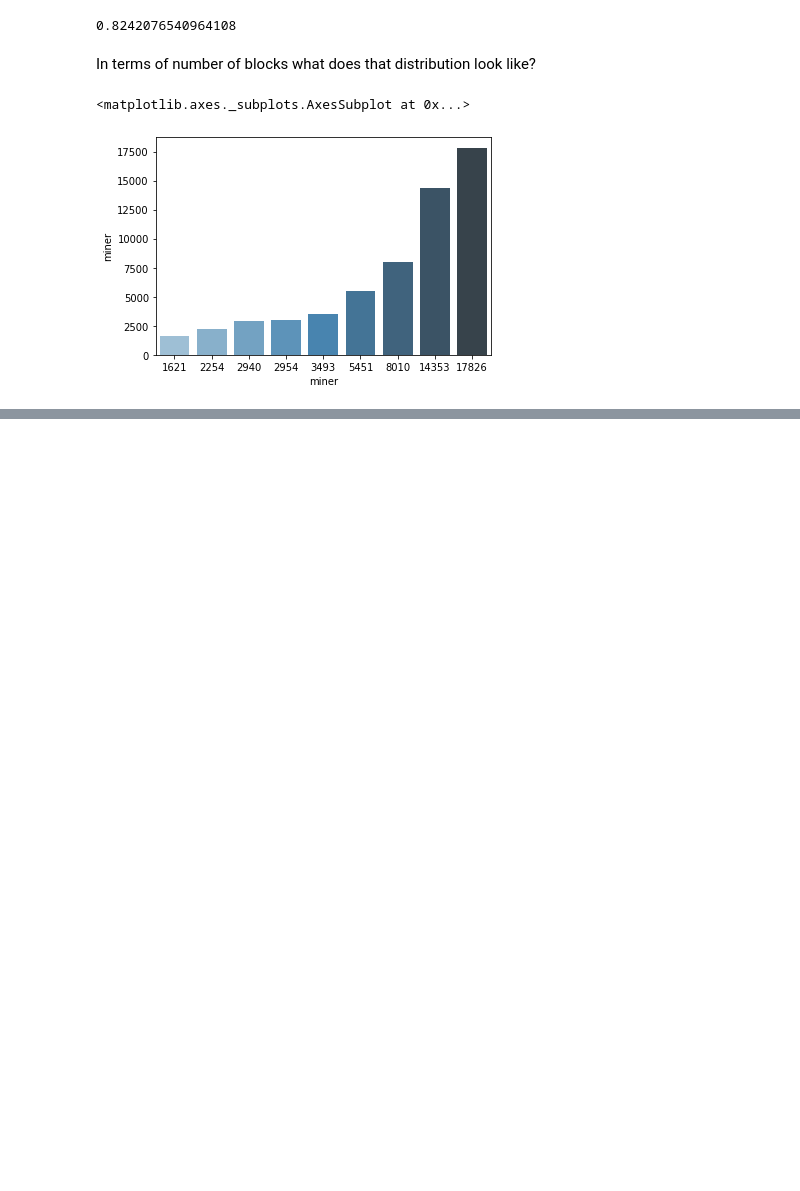
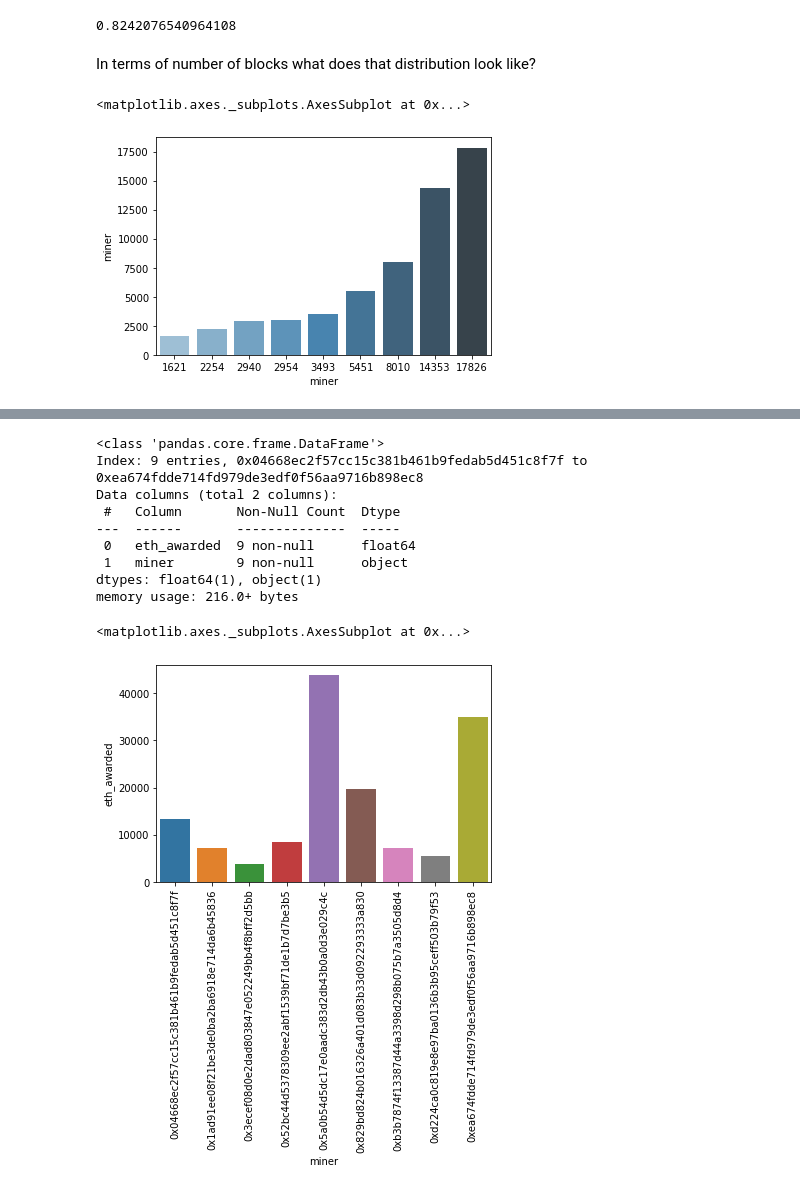
Before and after one commit to JonHaz/Ethereum, a Jupyter notebook: Craft_a_Story_from_a_Dataset.ipynb, the cells around one changed output, grey strips where cells are left out. Cells and saved outputs as stored; diff of their text form; code cells hidden in the pictures; blank space fills up the shorter version.

```diff
--- a/Craft_a_Story_from_a_Dataset.ipynb
+++ b/Craft_a_Story_from_a_Dataset.ipynb
@@ -106,0 +145,4 @@ sns.barplot(x=x, y=y, data=blocks,
+# %%
+# add the top 9 miners to a list
+miners = list(top_9.index)
+miners
@@ -106,0 +159,25 @@ sns.barplot(x=x, y=y, data=blocks,
+# %%
+#creating a new column to calculate ethereum awarded
+gas['eth_awarded'] = gas['gas_used'] * 200 * 0.000000001
+# %%
+#filtering by top 9 miners
+top_gas =gas[gas['miner'].isin(miners)]
+
+#creating series to display revenues for top miners
+top_eth = top_gas[['miner','eth_awarded']].groupby(top_gas['miner']).sum()
+top_eth['miner'] = top_eth.index
+top_eth.info()
+plt.xticks(rotation=90)
+sns.barplot(x='miner',y="eth_awarded", data=top_eth)
+# %% [output]
+<class 'pandas.core.frame.DataFrame'>
+Index: 9 entries, 0x04668ec2f57cc15c381b461b9fedab5d451c8f7f to 0xea674fdde714fd979de3edf0f56aa9716b898ec8
+Data columns (total 2 columns):
+ #   Column       Non-Null Count  Dtype
+---  ------       --------------  -----
+ 0   eth_awarded  9 non-null      float64
+ 1   miner        9 non-null      object
+dtypes: float64(1), object(1)
+memory usage: 216.0+ bytes
+<matplotlib.axes._subplots.AxesSubplot at 0x...>
+[figure, added]
```
Also changed, not shown: parts of 10 cells of this notebook.
